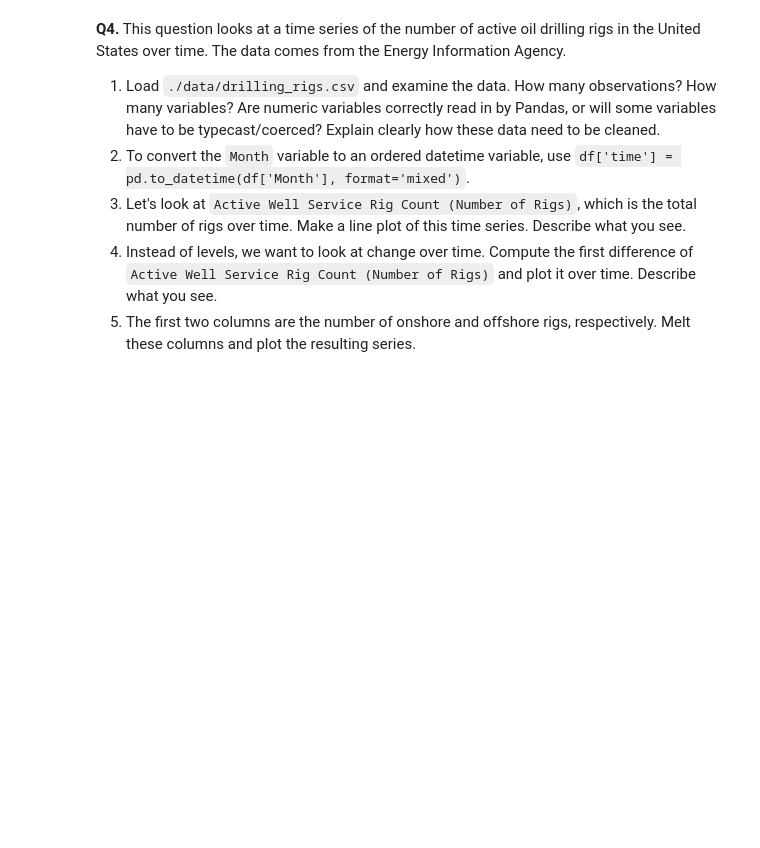
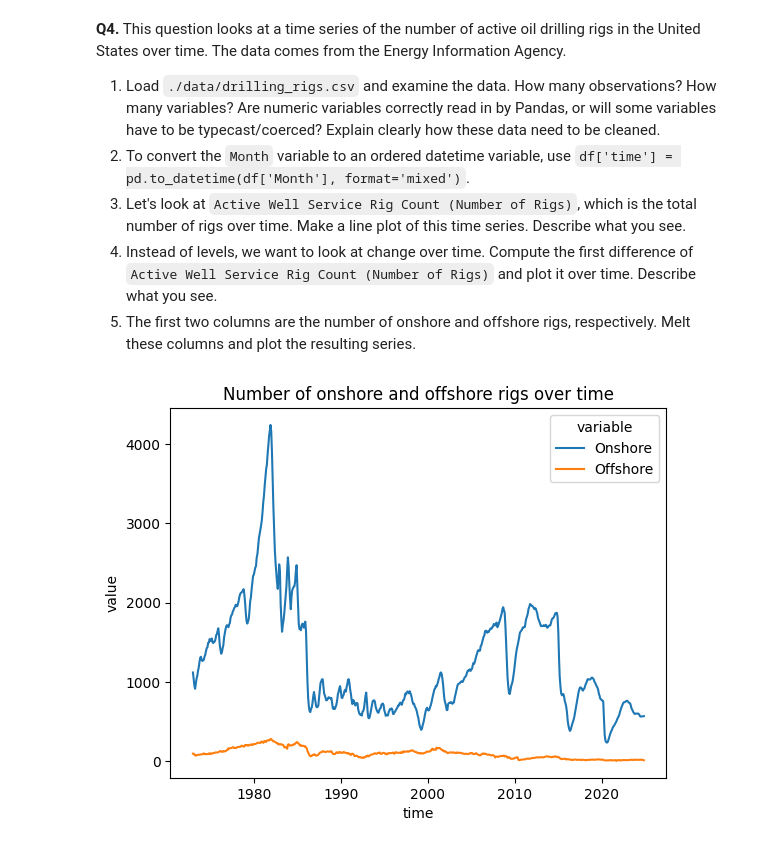
Before and after one commit to tgreg-stack/EDA, a Jupyter notebook: assignment/assignment.ipynb, the cells around one changed output. Saved outputs shown, nothing was run; the diff lists cells and outputs as text; code cells hidden in the pictures; blank space fills up the shorter version.

```diff
--- a/assignment/assignment.ipynb
+++ b/assignment/assignment.ipynb
@@ -252,0 +251,32 @@ rig = pd.read_csv('/data/drilling_rigs.csv')
+# %%
+#1
+rig = pd.read_csv('/data/drilling_rigs.csv')
+print(rig.shape, '\n', rig.shape[0], 'observations', '\n', rig.shape[1], 'variables', '\n', rig.dtypes)
+#numerics are not correclty read, need to typecast most of the varibales to numerics
+
+#2
+rig['time'] = pd.to_datetime(rig['Month'], format='mixed')
+
+#3
+rig['Active Well Service Rig Count (Number of Rigs)'] = pd.to_numeric(rig['Active Well Service Rig Count (Number of Rigs)'], errors = 'coerce')
+sns.lineplot(data = rig, x ='time', y = 'Active Well Service Rig Count (Number of Rigs)')
+plt.title('Number of rigs over time')
+plt.show()
+#Number of rigs increased over time to peak between 1980 and 1990, before dipping and decreasing over time until today.
+
+#4
+sns.lineplot(data = rig, x ='time', y = rig['Active Well Service Rig Count (Number of Rigs)'].diff())
+plt.title('Difference in number of rigs over time')
+plt.ylabel('change in number of rigs')
+plt.show()
+#Low overall magnitude of change. More volatile pre 2000 with great spikes in ~1980-1990
+
+#5
+rig['Onshore'] = pd.to_numeric(rig['Crude Oil and Natural Gas Rotary Rigs in Operation, Onshore (Number of Rigs)'])
+rig['Offshore'] = pd.to_numeric(rig['Crude Oil and Natural Gas Rotary Rigs in Operation, Offshore (Number of Rigs)'])
+rig_melt = pd.melt(rig, id_vars = 'time', value_vars = ['Onshore','Offshore'])
+sns.lineplot(data = rig_melt, x ='time', y = 'value', hue = "variable")
+plt.title('Number of onshore and offshore rigs over time')
+plt.show()
+# %% [output]
+[figure, added]
```
Also changed, not shown: parts of 1 cell of this notebook.
